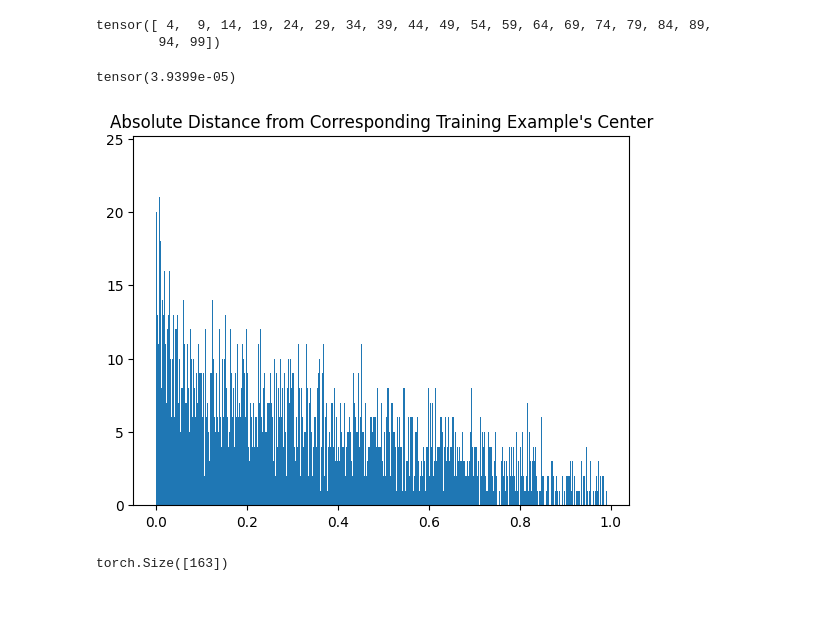
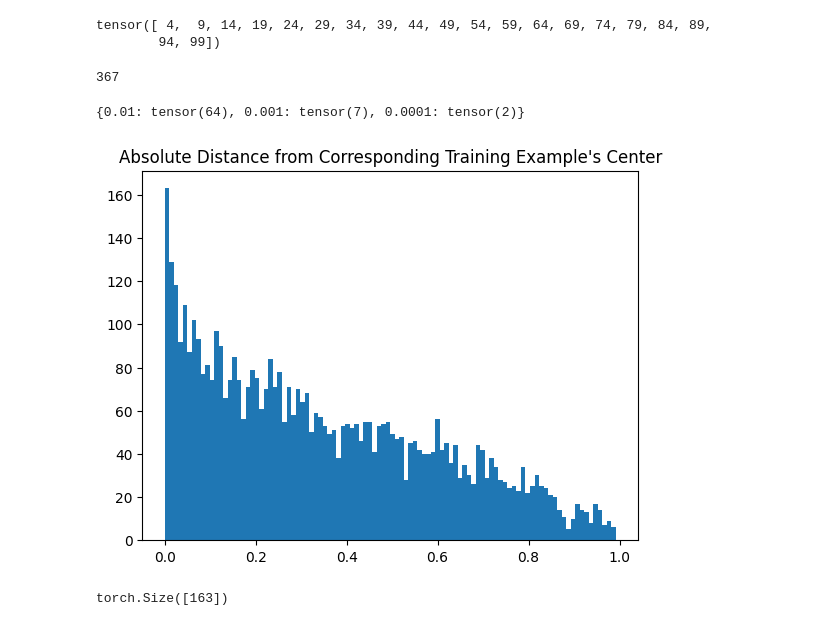
Before and after one commit to NickyDCFP/SolidMark, a Jupyter notebook: analyze_distances.ipynb, the cells around one changed output. Cells and saved outputs as stored; diff of their text form; code cells hidden in the pictures.

```diff
--- a/analyze_distances.ipynb
+++ b/analyze_distances.ipynb
@@ -4,7 +4,7 @@ import matplotlib.pyplot as plt
 from matplotlib.axes import Axes
 # %%
 ft_epochs = torch.arange(4, 100, 5)
-abs_distances_pre: torch.Tensor = torch.load('./trained_models/distances_solid_absolute_pre.pt', map_location='cpu')
+abs_distances_pre: torch.Tensor = torch.load('./trained_models/distances_absolute_vanilla.pt', map_location='cpu')
 abs_distances_ft: torch.Tensor = [
     torch.load(f'./trained_models/distances_solid_absolute_{i}.pt', map_location='cpu')
     for i in ft_epochs
@@ -14,16 +14,22 @@ ft_epochs
 # %% [output]
 tensor([ 4,  9, 14, 19, 24, 29, 34, 39, 44, 49, 54, 59, 64, 69, 74, 79, 84, 89,
         94, 99])
-# %%
-torch.min(abs_distances_pre)
-# %% [output]
-tensor(3.9399e-05)
+# %%
+print(len(abs_distances_pre))
+# %% [output]
+367
+# %%
+distance_buckets = [0.01, 0.001, 0.0001]
+delta_mems = {delta : torch.sum(abs_distances_pre < delta) for delta in distance_buckets}
+delta_mems
+# %% [output]
+{0.01: tensor(64), 0.001: tensor(7), 0.0001: tensor(2)}
 # %%
-plt.hist(abs_distances_pre, bins=1000)
+plt.hist(abs_distances_pre, bins=100)
 plt.title("Absolute Distance from Corresponding Training Example's Center")
 plt.show()
 # %% [output]
-[figure, old version]
+[figure, new version]
 # %%
 abs_distances_pre = abs_distances_pre[abs_distances_pre < 0.01]
 abs_distances_pre.size()
```
Also changed, not shown: parts of 1 cell of this notebook, 4 other files.
